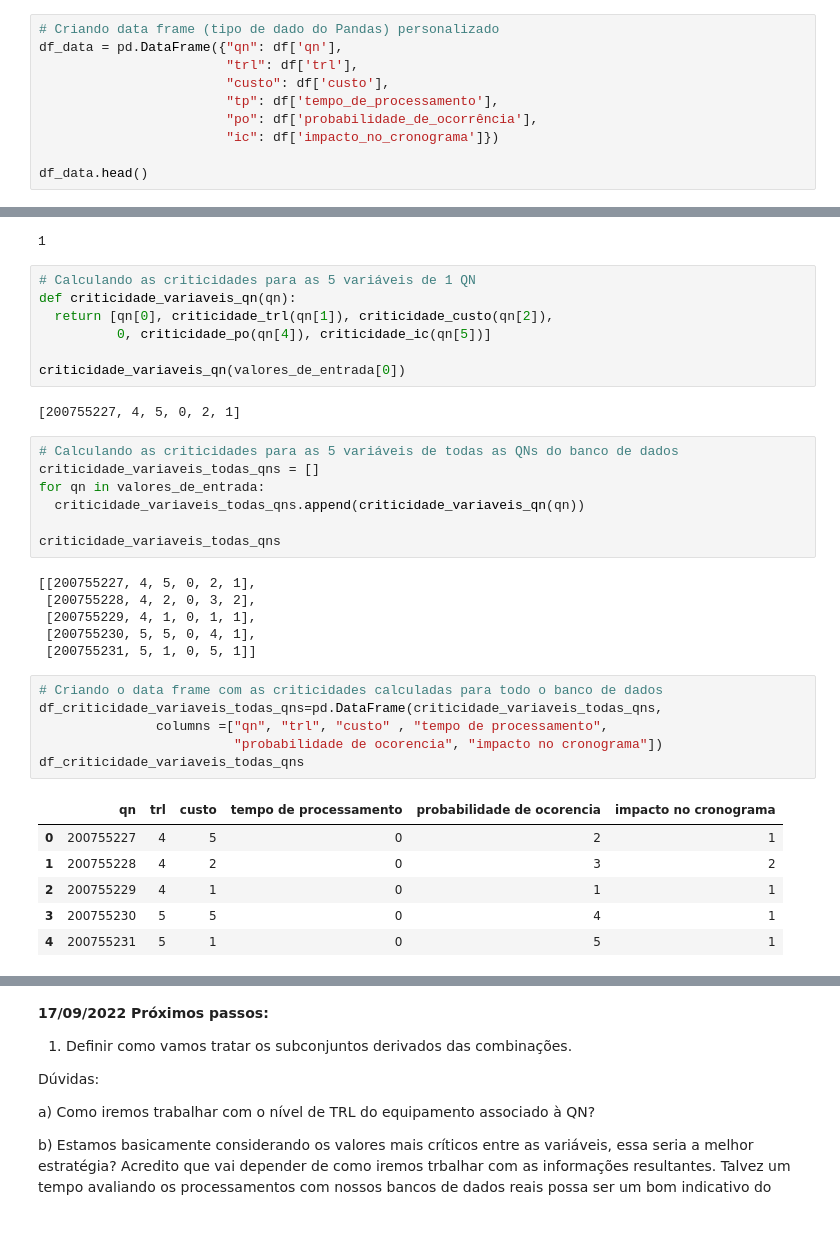
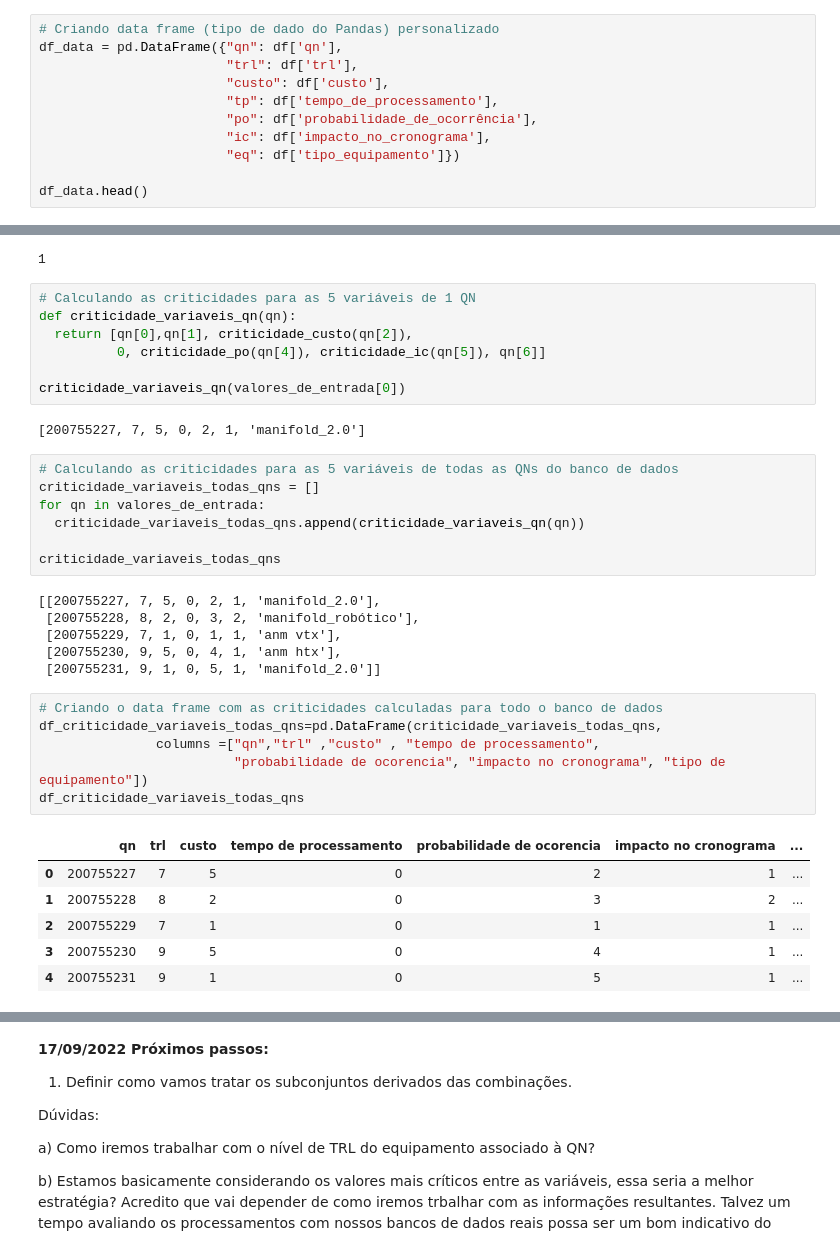
Before and after one commit to Karinagkarim/TFMC_teste_Karina_Gomes, a Jupyter notebook: CNQ_TFMC.ipynb, the cells around one changed output, grey strips where cells are left out. Cells and saved outputs as stored; diff of their text form.

```diff
--- a/CNQ_TFMC.ipynb
+++ b/CNQ_TFMC.ipynb
@@ -45,7 +45,8 @@ df_data = pd.DataFrame({"qn": df['qn'],
                         "custo": df['custo'],
                         "tp": df['tempo_de_processamento'],
                         "po": df['probabilidade_de_ocorrência'],
-                        "ic": df['impacto_no_cronograma']})
+                        "ic": df['impacto_no_cronograma'],
+                        "eq": df['tipo_equipamento']})
 
 df_data.head()
 # %% [output]
@@ -164,12 +165,12 @@ criticidade_po(valores_de_entrada[0][5])
 # %%
 # Calculando as criticidades para as 5 variáveis de 1 QN
 def criticidade_variaveis_qn(qn):
-  return [qn[0], criticidade_trl(qn[1]), criticidade_custo(qn[2]),
-          0, criticidade_po(qn[4]), criticidade_ic(qn[5])]
+  return [qn[0],qn[1], criticidade_custo(qn[2]),
+          0, criticidade_po(qn[4]), criticidade_ic(qn[5]), qn[6]]
 
 criticidade_variaveis_qn(valores_de_entrada[0])
 # %% [output]
-[200755227, 4, 5, 0, 2, 1]
+[200755227, 7, 5, 0, 2, 1, 'manifold_2.0']
 # %%
 # Calculando as criticidades para as 5 variáveis de todas as QNs do banco de dados
 criticidade_variaveis_todas_qns = []
@@ -178,24 +179,24 @@ for qn in valores_de_entrada:
 
 criticidade_variaveis_todas_qns
 # %% [output]
-[[200755227, 4, 5, 0, 2, 1],
- [200755228, 4, 2, 0, 3, 2],
- [200755229, 4, 1, 0, 1, 1],
- [200755230, 5, 5, 0, 4, 1],
- [200755231, 5, 1, 0, 5, 1]]
+[[200755227, 7, 5, 0, 2, 1, 'manifold_2.0'],
+ [200755228, 8, 2, 0, 3, 2, 'manifold_robótico'],
+ [200755229, 7, 1, 0, 1, 1, 'anm vtx'],
+ [200755230, 9, 5, 0, 4, 1, 'anm htx'],
+ [200755231, 9, 1, 0, 5, 1, 'manifold_2.0']]
 # %%
 # Criando o data frame com as criticidades calculadas para todo o banco de dados
 df_criticidade_variaveis_todas_qns=pd.DataFrame(criticidade_variaveis_todas_qns,
-               columns =["qn", "trl", "custo" , "tempo de processamento",
-                         "probabilidade de ocorencia", "impacto no cronograma"])
+               columns =["qn","trl" ,"custo" , "tempo de processamento",
+                         "probabilidade de ocorencia", "impacto no cronograma", "tipo de equipamento"])
 df_criticidade_variaveis_todas_qns
 # %% [output]
-|  | qn | trl | custo | tempo de processamento | probabilidade de ocorencia | impacto no cronograma |
-| 0 | 200755227 | 4 | 5 | 0 | 2 | 1 |
-| 1 | 200755228 | 4 | 2 | 0 | 3 | 2 |
-| 2 | 200755229 | 4 | 1 | 0 | 1 | 1 |
-| 3 | 200755230 | 5 | 5 | 0 | 4 | 1 |
-| 4 | 200755231 | 5 | 1 | 0 | 5 | 1 |
+|  | qn | trl | custo | tempo de processamento | probabilidade de ocorencia | impacto no cronograma | ... |
+| 0 | 200755227 | 7 | 5 | 0 | 2 | 1 | ... |
+| 1 | 200755228 | 8 | 2 | 0 | 3 | 2 | ... |
+| 2 | 200755229 | 7 | 1 | 0 | 1 | 1 | ... |
+| 3 | 200755230 | 9 | 5 | 0 | 4 | 1 | ... |
+| 4 | 200755231 | 9 | 1 | 0 | 5 | 1 | ... |
 # %%
 # Cosntruindo a base de referência para fazer as interações, compará-las e extrair o maior valor de cada dupla
 from itertools import combinations
```
Also changed, not shown: parts of 10 cells of this notebook.
